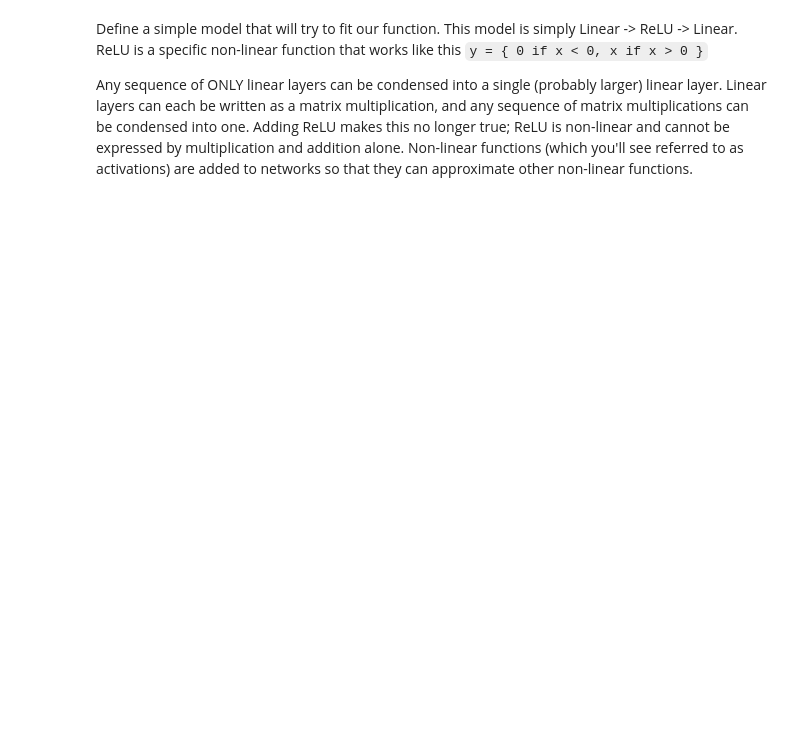
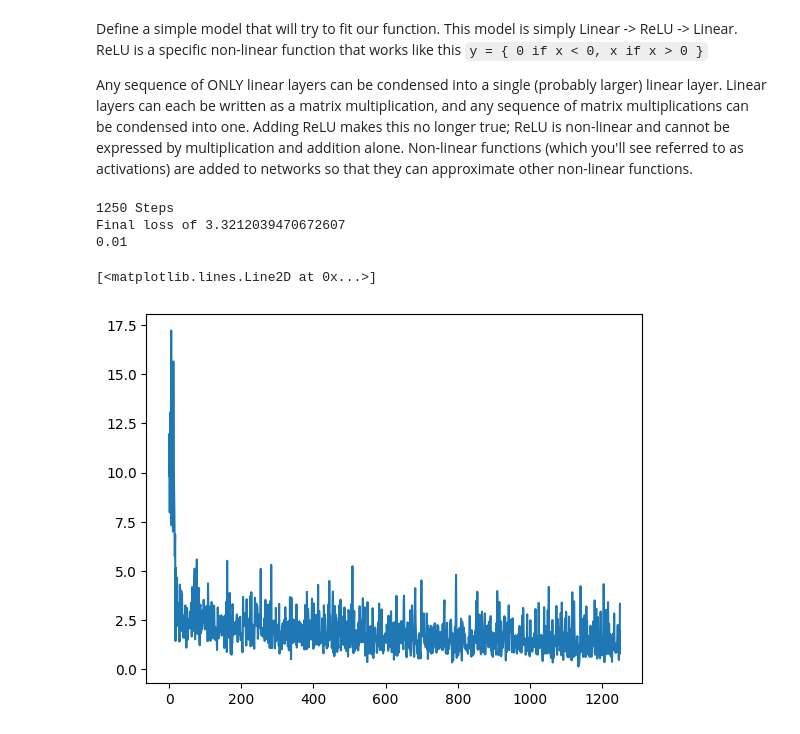
Before and after one commit to kyflores/zero2dcnn, a Jupyter notebook: 1_linear.ipynb, the cells around one changed output. Saved outputs shown, nothing was run; the diff lists cells and outputs as text; code cells hidden in the pictures; blank space fills up the shorter version.

Commit message:
Update 1 for first session

```diff
--- a/1_linear.ipynb
+++ b/1_linear.ipynb
@@ -63,13 +81,19 @@ class MyNn(nn.Module):
     def __init__(self, features: int):
         super().__init__()
         self.lin1 = nn.Linear(1, features)
-        # self.inner = nn.Linear(features, features)
+        self.inner0 = nn.Linear(features, features)
+        # self.inner1 = nn.Linear(features, features)
+        # self.inner2 = nn.Linear(features, features)
         self.lin2 = nn.Linear(features, 1)
 
     def forward(self, x):
         x = self.lin1(x)
         x = F.relu(x)
-        # x = self.inner(x)
+        x = self.inner0(x)
+        x = F.relu(x)
+        # x = self.inner1(x)
+        # x = F.relu(x)
+        # x = self.inner2(x)
         # x = F.relu(x)
         x = self.lin2(x)
         return x
@@ -87,39 +111,53 @@ def l1loss(pred, label):
 # We define a batchsize of 8. An entire batch of samples is run through the model on each iteration
 batchsize = 8
 
-# We'll train by sampling our custom function 1000 times between -5 and 5.
-s_num = []
-losses = []
+# Samples. We simulate having this many data points TOTAL available to us.
+# Even if grouped into larger batches, keep the total number of points roughly constant
+# This simulates a finite dataset of size 10000
+step = 10000 // batchsize
+print(step, "Steps")
 
 # Learning rate affects the magnitude of each optimization step
 # Try modifying this loop to reduce the learning rate by a small amount over time.
 # <EDIT THIS>
-lr = 0.1
+lr = 0.01
 
+s_num = []
+losses = []
 # <EDIT THIS>
-for x in range(1000):
+for x in range(step):
     # rand returns between 0 and 1, so the shift and scale
     # sets the range to be between -15 and 15.
     input = (torch.rand(batchsize, 1) - 0.5) * 30
+    # input = torch.randint(-150, 151, (batchsize, 1)).float() / 10
     label = qfunction(input)
 
+    # model(value) is the same as calling model.forward(value) IN THIS CASE but the
+    # first form that does NOT call forward explicitly is the correct method.
+    #
     pred = model(input)
     loss = l1loss(pred, label)
     loss.backward()
 
     # Most basic possible optimizer: Step every parameter down by the gradient * LR
     for p in model.parameters():
         p.data = p - p.grad * lr
         p.grad = None
 
     s_num.append(x)
     losses.append(loss.item())
     # <EDIT THIS>
     lr = lr * 1.0
 
 print("Final loss of {}".format(loss))
 print(lr)
 plt.plot(s_num, losses)
+# %% [output]
+1250 Steps
+Final loss of 3.3212039470672607
+0.01
+[<matplotlib.lines.Line2D at 0x...>]
+[figure, added]
 # %%
 model.eval()
 with torch.no_grad():
```
Also changed, not shown: parts of 12 cells of this notebook.
